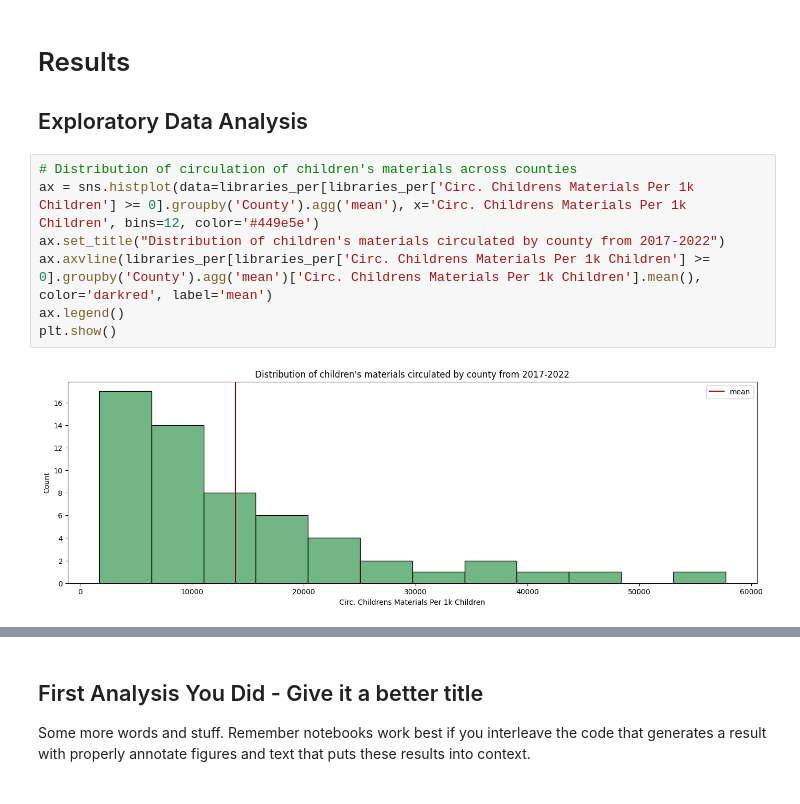
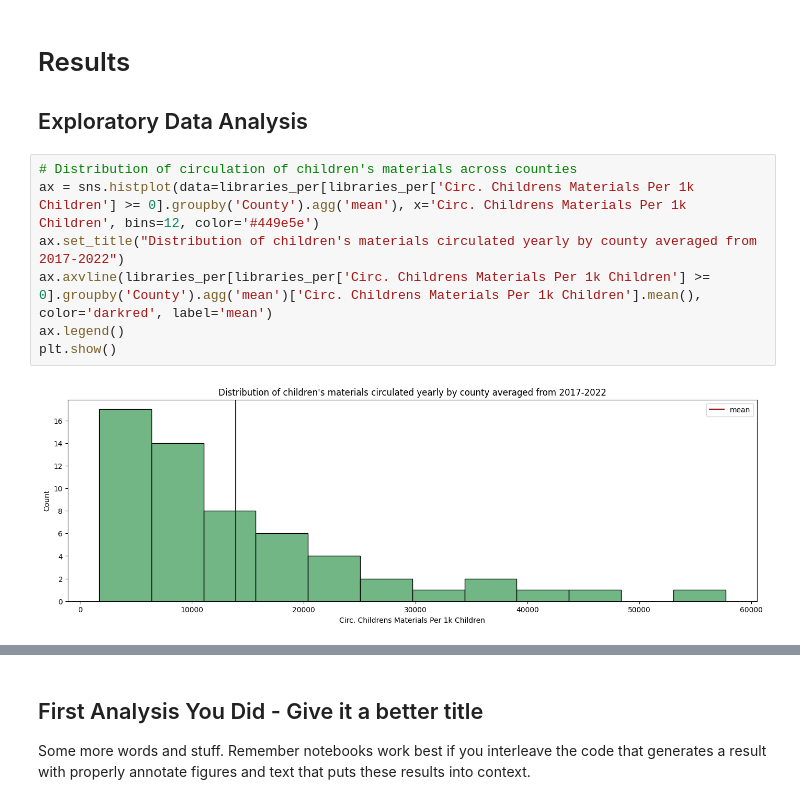
Before and after one commit to KaitlynChou/COGS-108-Project, a Jupyter notebook: FinalProject_Group057_WI24.ipynb, the cells around one changed output, grey strips where cells are left out. Saved outputs shown, nothing was run; the diff lists cells and outputs as text.

```diff
--- a/FinalProject_Group057_WI24.ipynb
+++ b/FinalProject_Group057_WI24.ipynb
@@ -416,9 +416,9 @@ libraries_per.describe()
 # %%
 # Distribution of circulation of children's materials across counties
 ax = sns.histplot(data=libraries_per[libraries_per['Circ. Childrens Materials Per 1k Children'] >= 0].groupby('County').agg('mean'), x='Circ. Childrens Materials Per 1k Children', bins=12, color='#449e5e')
-ax.set_title("Distribution of children's materials circulated by county from 2017-2022")
+ax.set_title("Distribution of children's materials circulated yearly by county averaged from 2017-2022")
 ax.axvline(libraries_per[libraries_per['Circ. Childrens Materials Per 1k Children'] >= 0].groupby('County').agg('mean')['Circ. Childrens Materials Per 1k Children'].mean(), color='darkred', label='mean')
 ax.legend()
 plt.show()
 # %% [output]
-[figure, old version]
+[figure, new version]
```
Also changed, not shown: parts of 4 cells of this notebook.
